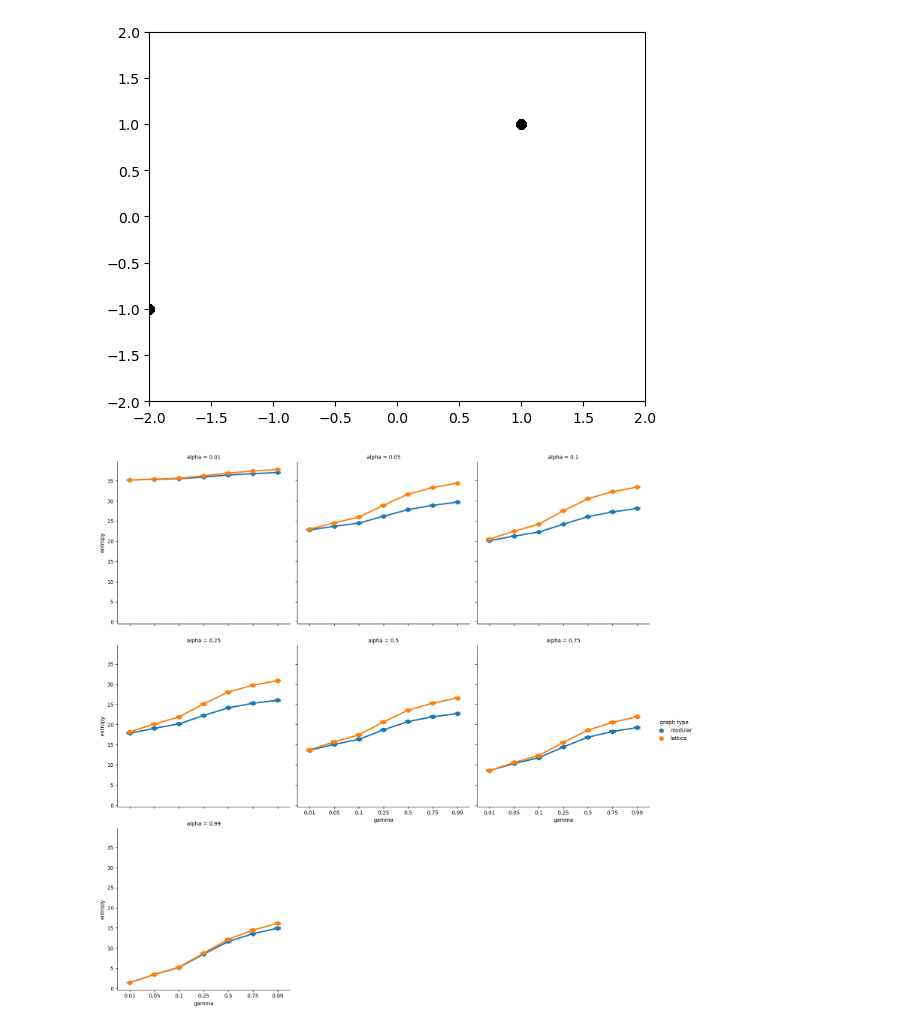
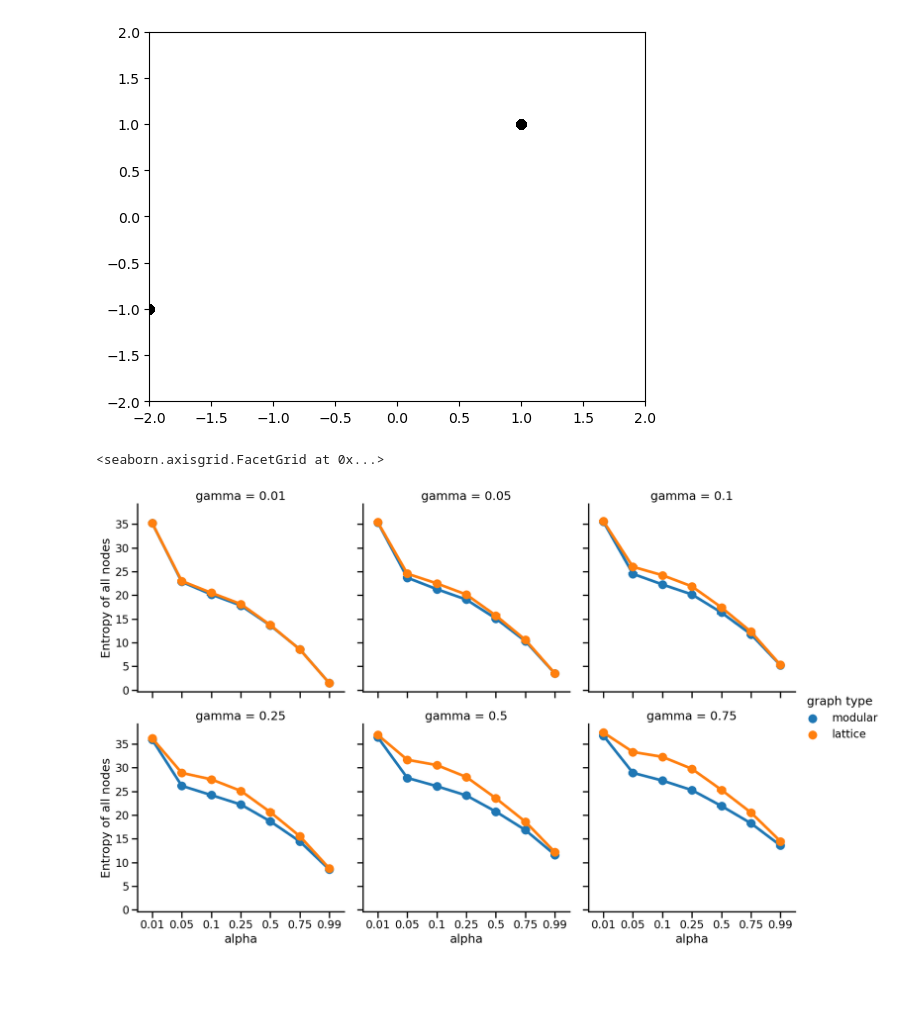
Before and after one commit to tejas-savalia/event-boundaries, a Jupyter notebook: simulations/categorization_simulation.ipynb, the cells around one changed output. Saved outputs shown, nothing was run; the diff lists cells and outputs as text; code cells hidden in the pictures; blank space fills up the shorter version.

```diff
--- a/simulations/categorization_simulation.ipynb
+++ b/simulations/categorization_simulation.ipynb
@@ -533,8 +546,12 @@ plt.show()
 # %%
 df_entropy = pd.read_csv('results/df_entropy.csv')
 # %%
-g = sns.catplot(col = 'alpha', x = 'gamma', hue = 'graph type', y = 'entropy',
-                kind = 'point', capsize = 0.2, col_wrap=3,
-                data = df_entropy)
+sns.set_context('talk')
+g = sns.catplot(hue = 'graph type', x = 'alpha', y = 'entropy', col = 'gamma',
+                kind = 'point', capsize = 0.2, col_wrap = 3,
+                data = df_entropy.loc[df_entropy['gamma'] != 0.99])
+g.set_ylabels('Entropy of all nodes')
+# g.set_titles('Boundary - Non Boundary Entropy')
 # %% [output]
+<seaborn.axisgrid.FacetGrid at 0x...>
-[figure, old version]
+[figure, new version]
```
Also changed, not shown: parts of 2 cells of this notebook, 1 other file.
